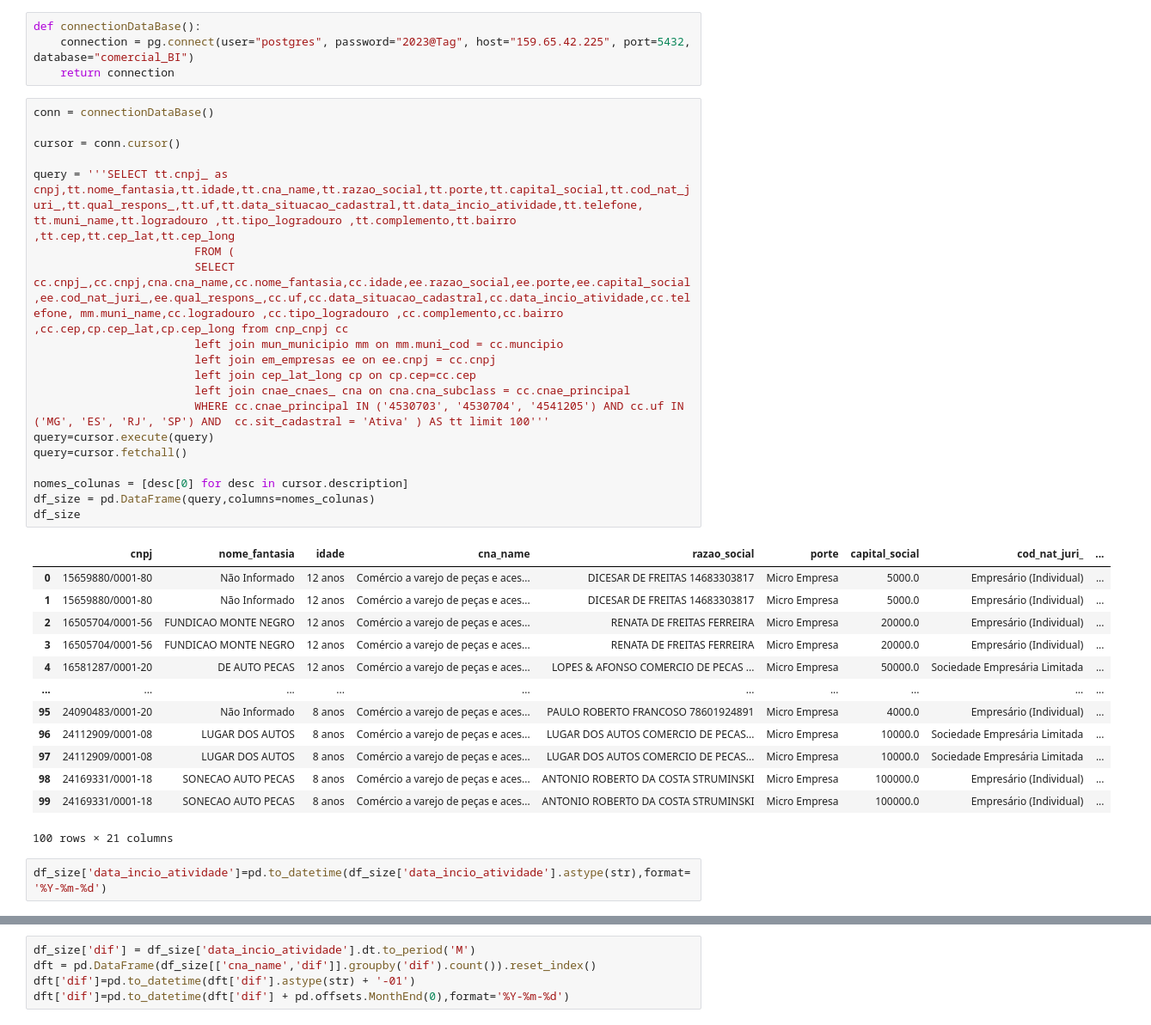
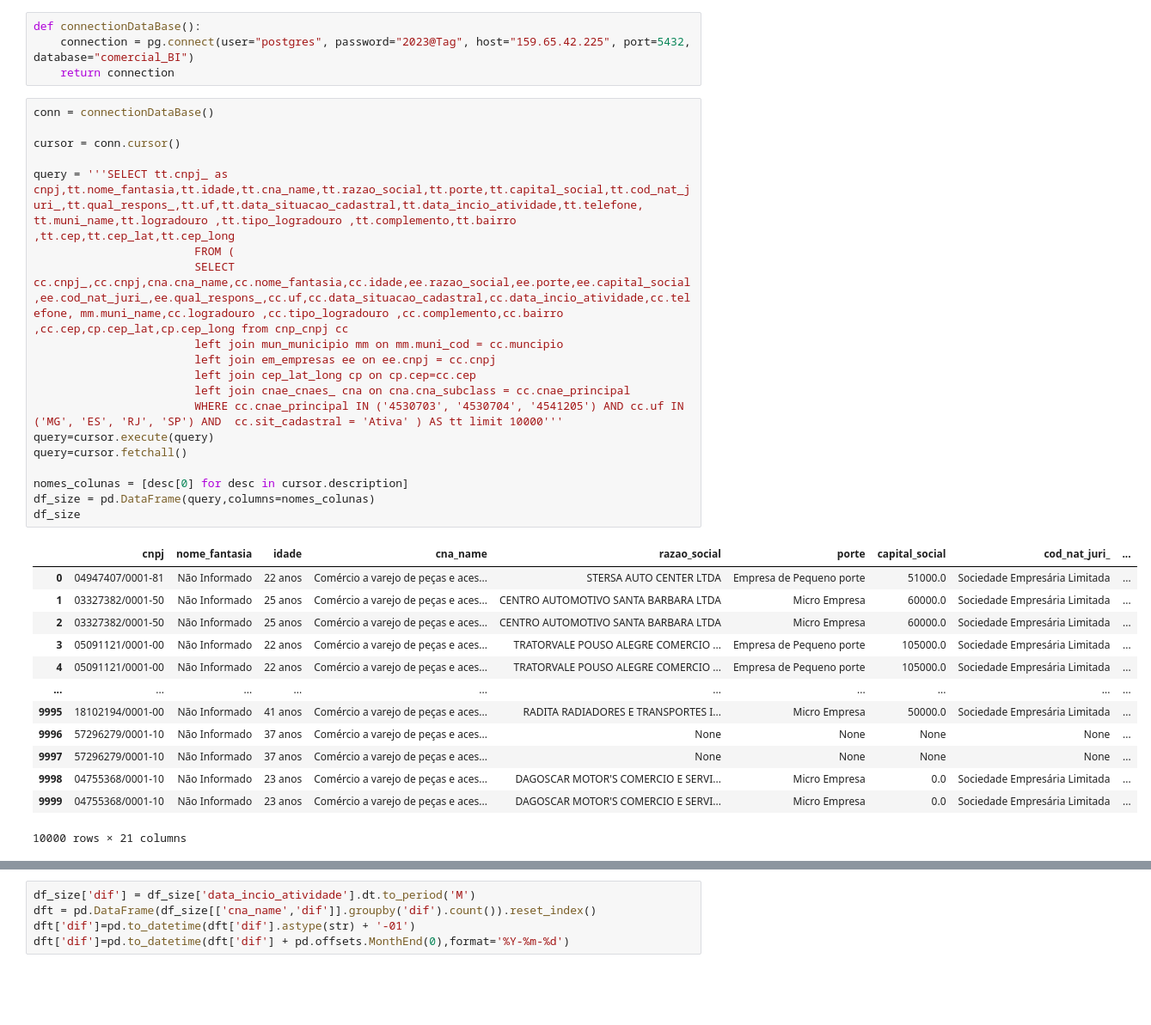
Before and after one commit to sintese-bi/dashboard-cnpj-api, a Jupyter notebook: testes.ipynb, the cells around one changed output, grey strips where cells are left out. Shown at 86% size. Cells and saved outputs as stored; diff of their text form; blank space fills up the shorter version.

```diff
--- a/testes.ipynb
+++ b/testes.ipynb
@@ -8,35 +8,33 @@ def connectionDataBase():
 # %%
 conn = connectionDataBase()
 
 cursor = conn.cursor()
 
 query = '''SELECT tt.cnpj_ as cnpj,tt.nome_fantasia,tt.idade,tt.cna_name,tt.razao_social,tt.porte,tt.capital_social,tt.cod_nat_juri_,tt.qual_respons_,tt.uf,tt.data_situacao_cadastral,tt.data_incio_atividade,tt.telefone, tt.muni_name,tt.logradouro ,tt.tipo_logradouro ,tt.complemento,tt.bairro ,tt.cep,tt.cep_lat,tt.cep_long
                         FROM (
                         SELECT cc.cnpj_,cc.cnpj,cna.cna_name,cc.nome_fantasia,cc.idade,ee.razao_social,ee.porte,ee.capital_social,ee.cod_nat_juri_,ee.qual_respons_,cc.uf,cc.data_situacao_cadastral,cc.data_incio_atividade,cc.telefone, mm.muni_name,cc.logradouro ,cc.tipo_logradouro ,cc.complemento,cc.bairro ,cc.cep,cp.cep_lat,cp.cep_long from cnp_cnpj cc
                         left join mun_municipio mm on mm.muni_cod = cc.muncipio
                         left join em_empresas ee on ee.cnpj = cc.cnpj
                         left join cep_lat_long cp on cp.cep=cc.cep
                         left join cnae_cnaes_ cna on cna.cna_subclass = cc.cnae_principal
-                        WHERE cc.cnae_principal IN ('4530703', '4530704', '4541205') AND cc.uf IN ('MG', 'ES', 'RJ', 'SP') AND  cc.sit_cadastral = 'Ativa' ) AS tt limit 100'''
+                        WHERE cc.cnae_principal IN ('4530703', '4530704', '4541205') AND cc.uf IN ('MG', 'ES', 'RJ', 'SP') AND  cc.sit_cadastral = 'Ativa' ) AS tt limit 10000'''
 query=cursor.execute(query)
 query=cursor.fetchall()
 
 nomes_colunas = [desc[0] for desc in cursor.description]
 df_size = pd.DataFrame(query,columns=nomes_colunas)
 df_size
 # %% [output]
 |  | cnpj | nome_fantasia | idade | cna_name | razao_social | porte | capital_social | cod_nat_juri_ | ... |
-| 0 | 15659880/0001-80 | Não Informado | 12 anos | Comércio a varejo de peças e aces... | DICESAR DE FREITAS 14683303817 | Micro Empresa | 5000.0 | Empresário (Individual) | ... |
-| 1 | 15659880/0001-80 | Não Informado | 12 anos | Comércio a varejo de peças e aces... | DICESAR DE FREITAS 14683303817 | Micro Empresa | 5000.0 | Empresário (Individual) | ... |
-| 2 | 16505704/0001-56 | FUNDICAO MONTE NEGRO | 12 anos | Comércio a varejo de peças e aces... | RENATA DE FREITAS FERREIRA | Micro Empresa | 20000.0 | Empresário (Individual) | ... |
-| 3 | 16505704/0001-56 | FUNDICAO MONTE NEGRO | 12 anos | Comércio a varejo de peças e aces... | RENATA DE FREITAS FERREIRA | Micro Empresa | 20000.0 | Empresário (Individual) | ... |
-| 4 | 16581287/0001-20 | DE AUTO PECAS | 12 anos | Comércio a varejo de peças e aces... | LOPES & AFONSO COMERCIO DE PECAS ... | Micro Empresa | 50000.0 | Sociedade Empresária Limitada | ... |
+| 0 | 04947407/0001-81 | Não Informado | 22 anos | Comércio a varejo de peças e aces... | STERSA AUTO CENTER LTDA | Empresa de Pequeno porte | 51000.0 | Sociedade Empresária Limitada | ... |
+| 1 | 03327382/0001-50 | Não Informado | 25 anos | Comércio a varejo de peças e aces... | CENTRO AUTOMOTIVO SANTA BARBARA LTDA | Micro Empresa | 60000.0 | Sociedade Empresária Limitada | ... |
+| 2 | 03327382/0001-50 | Não Informado | 25 anos | Comércio a varejo de peças e aces... | CENTRO AUTOMOTIVO SANTA BARBARA LTDA | Micro Empresa | 60000.0 | Sociedade Empresária Limitada | ... |
+| 3 | 05091121/0001-00 | Não Informado | 22 anos | Comércio a varejo de peças e aces... | TRATORVALE POUSO ALEGRE COMERCIO ... | Empresa de Pequeno porte | 105000.0 | Sociedade Empresária Limitada | ... |
+| 4 | 05091121/0001-00 | Não Informado | 22 anos | Comércio a varejo de peças e aces... | TRATORVALE POUSO ALEGRE COMERCIO ... | Empresa de Pequeno porte | 105000.0 | Sociedade Empresária Limitada | ... |
 | ... | ... | ... | ... | ... | ... | ... | ... | ... | ... |
-| 95 | 24090483/0001-20 | Não Informado | 8 anos | Comércio a varejo de peças e aces... | PAULO ROBERTO FRANCOSO 78601924891 | Micro Empresa | 4000.0 | Empresário (Individual) | ... |
-| 96 | 24112909/0001-08 | LUGAR DOS AUTOS | 8 anos | Comércio a varejo de peças e aces... | LUGAR DOS AUTOS COMERCIO DE PECAS... | Micro Empresa | 10000.0 | Sociedade Empresária Limitada | ... |
-| 97 | 24112909/0001-08 | LUGAR DOS AUTOS | 8 anos | Comércio a varejo de peças e aces... | LUGAR DOS AUTOS COMERCIO DE PECAS... | Micro Empresa | 10000.0 | Sociedade Empresária Limitada | ... |
-| 98 | 24169331/0001-18 | SONECAO AUTO PECAS | 8 anos | Comércio a varejo de peças e aces... | ANTONIO ROBERTO DA COSTA STRUMINSKI | Micro Empresa | 100000.0 | Empresário (Individual) | ... |
-| 99 | 24169331/0001-18 | SONECAO AUTO PECAS | 8 anos | Comércio a varejo de peças e aces... | ANTONIO ROBERTO DA COSTA STRUMINSKI | Micro Empresa | 100000.0 | Empresário (Individual) | ... |
+| 9995 | 18102194/0001-00 | Não Informado | 41 anos | Comércio a varejo de peças e aces... | RADITA RADIADORES E TRANSPORTES I... | Micro Empresa | 50000.0 | Sociedade Empresária Limitada | ... |
+| 9996 | 57296279/0001-10 | Não Informado | 37 anos | Comércio a varejo de peças e aces... | None | None | None | None | ... |
+| 9997 | 57296279/0001-10 | Não Informado | 37 anos | Comércio a varejo de peças e aces... | None | None | None | None | ... |
+| 9998 | 04755368/0001-10 | Não Informado | 23 anos | Comércio a varejo de peças e aces... | DAGOSCAR MOTOR'S COMERCIO E SERVI... | Micro Empresa | 0.0 | Sociedade Empresária Limitada | ... |
+| 9999 | 04755368/0001-10 | Não Informado | 23 anos | Comércio a varejo de peças e aces... | DAGOSCAR MOTOR'S COMERCIO E SERVI... | Micro Empresa | 0.0 | Sociedade Empresária Limitada | ... |
-100 rows × 21 columns
+10000 rows × 21 columns
-# %%
-df_size['data_incio_atividade']=pd.to_datetime(df_size['data_incio_atividade'].astype(str),format='%Y-%m-%d')
```
Also changed, not shown: parts of 5 cells of this notebook, 1 other file.
